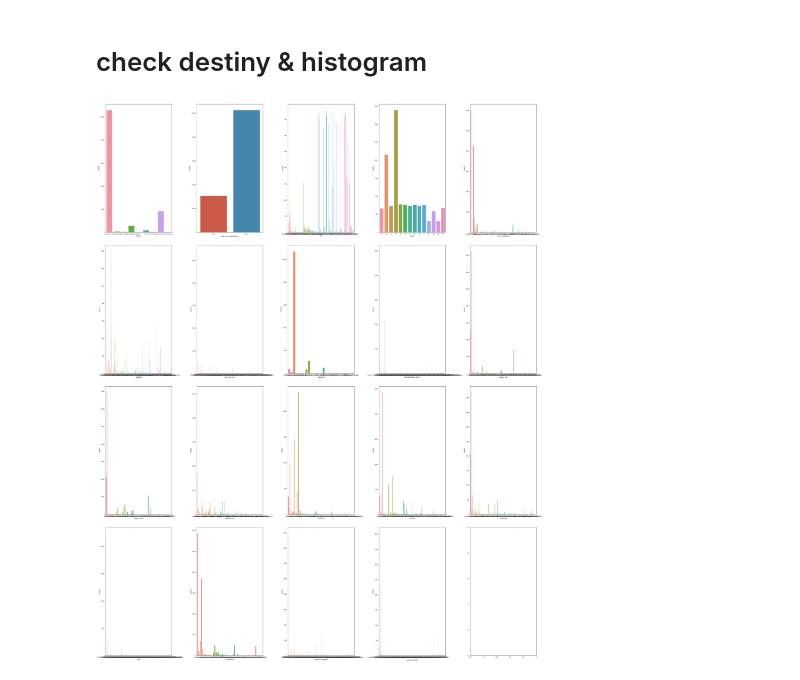
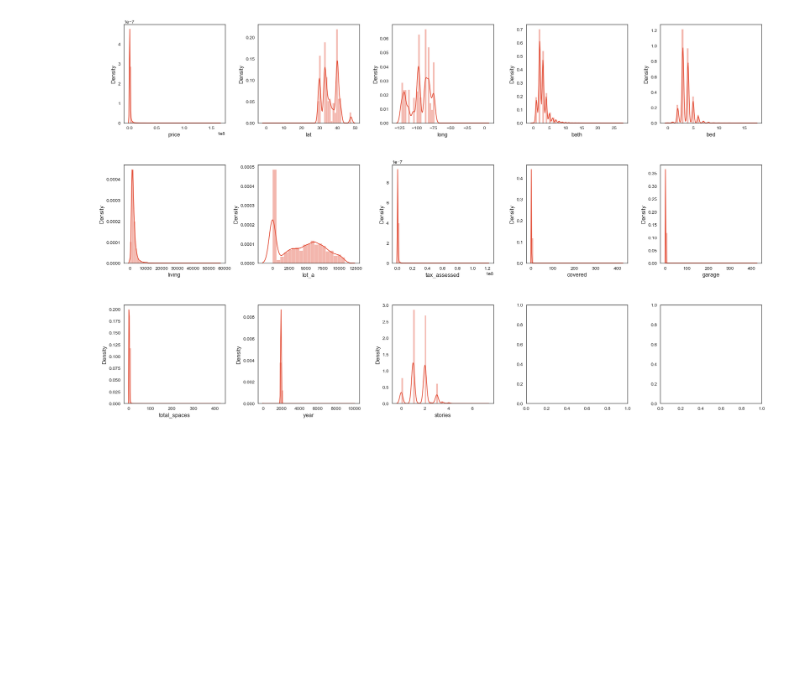
Before and after one commit to tuanlda78202/DSP, a Jupyter notebook: 20221/src/eda.ipynb, the cells around one changed output. Saved outputs shown, nothing was run; the diff lists cells and outputs as text; code cells hidden in the pictures; blank space fills up the shorter version.

```diff
--- a/20221/src/eda.ipynb
+++ b/20221/src/eda.ipynb
@@ -0,0 +34,7 @@
+# %%
+df= data_proc.load_training_data("/Users/charles/Desktop/DSAI/6_DataScience/project/DSP/20221/data/zillow.csv")
+data_proc.rename_columns(df)
+df = data_proc.del_dup(df)
+#df = data_proc.encode_cat(df)
+#df = data_proc.convert_true_to_float(df, "has_add_attributions")
+df.head()
@@ -33,4 +69,0 @@ from pandas_profiling import ProfileReport
-# %%
-df = data_proc.load_training_data("/Users/charles/Desktop/DSAI/6_DataScience/project/DSP/20221/data/zillow.csv")
-df = df.drop(['Unnamed: 0', "type", "rent_zestimate", "zestimate", "broker_name", "full_bathrooms"], axis=1)
-df.head()
@@ -44,2 +69,0 @@ df.head()
-# %% [markdown]
-# check destiny & histogram
@@ -46,17 +72,17 @@ df.head()
 # %%
 # Destiny
 import warnings
 warnings.simplefilter(action='ignore', category=FutureWarning)
 
-fig, axs = plt.subplots(nrows = 4, ncols = 5, figsize=(40, 50))
+fig, axs = plt.subplots(nrows = 3, ncols = 5, figsize=(20, 12))
 index = 0
 axs = axs.flatten()
-for k,v in df.select_dtypes(exclude='number').items():
-    sns.countplot(v, ax=axs[index])
+for k,v in df.select_dtypes(include=["number"]).items():
+    sns.distplot(v, ax=axs[index])
     index += 1
-    if index == 20:
+    if index == 13:
         break
 plt.tight_layout(pad=0.4, w_pad=0.5, h_pad=5.0)
 plt.show();
 # %% [output]
-[figure, old version]
+[figure, new version]
```
Also changed, not shown: parts of 19 cells of this notebook, 12 other files.
